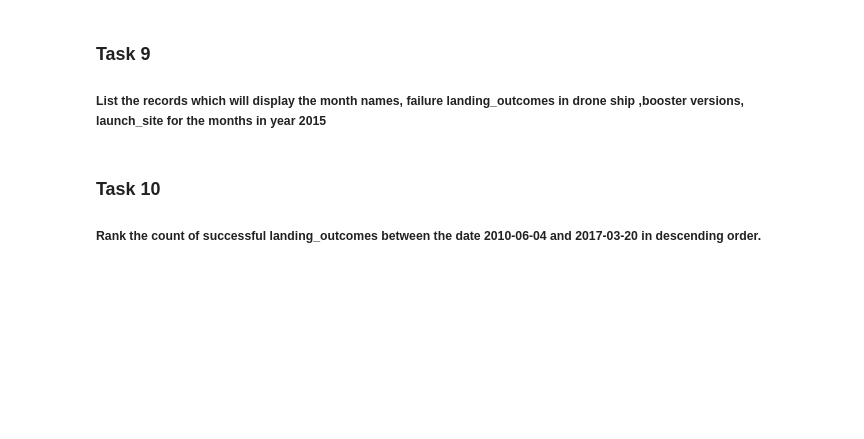
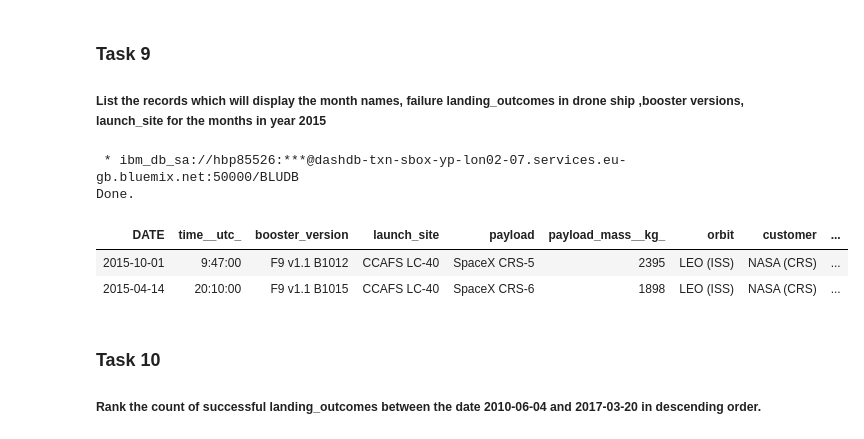
Before and after one commit to salamituns/IBM_tasks_Notebooks, a Jupyter notebook: IBM_Capstone_notes/EDA2 (SQL) Spatial flight history of falcon 9.ipynb, the cells around one changed output. Drawn from its saved outputs; the diff is of its cells as text; code cells hidden in the pictures; blank space fills up the shorter version.

```diff
--- a/IBM_Capstone_notes/EDA2 (SQL) Spatial flight history of falcon 9.ipynb
+++ b/IBM_Capstone_notes/EDA2 (SQL) Spatial flight history of falcon 9.ipynb
@@ -287,6 +314,18 @@ Done.
 ### Task 9
 
 ##### List the records which will display the month names, failure landing_outcomes in drone ship ,booster versions, launch_site for the months in year 2015
+# %%
+%%sql
+SELECT *
+    FROM SPACEXDATASET
+    WHERE LANDING__OUTCOME LIKE '%Failure%'
+    AND YEAR(DATE) = '2015'
+# %% [output]
+ * ibm_db_sa://hbp85526:***@dashdb-txn-sbox-yp-lon02-07.services.eu-gb.bluemix.net:50000/BLUDB
+Done.
+| DATE | time__utc_ | booster_version | launch_site | payload | payload_mass__kg_ | orbit | customer | ... |
+| 2015-10-01 | 9:47:00 | F9 v1.1 B1012 | CCAFS LC-40 | SpaceX CRS-5 | 2395 | LEO (ISS) | NASA (CRS) | ... |
+| 2015-04-14 | 20:10:00 | F9 v1.1 B1015 | CCAFS LC-40 | SpaceX CRS-6 | 1898 | LEO (ISS) | NASA (CRS) | ... |
 # %% [markdown]
 ### Task 10
 
```
Also changed, not shown: parts of 13 cells of this notebook, 3 other files.
